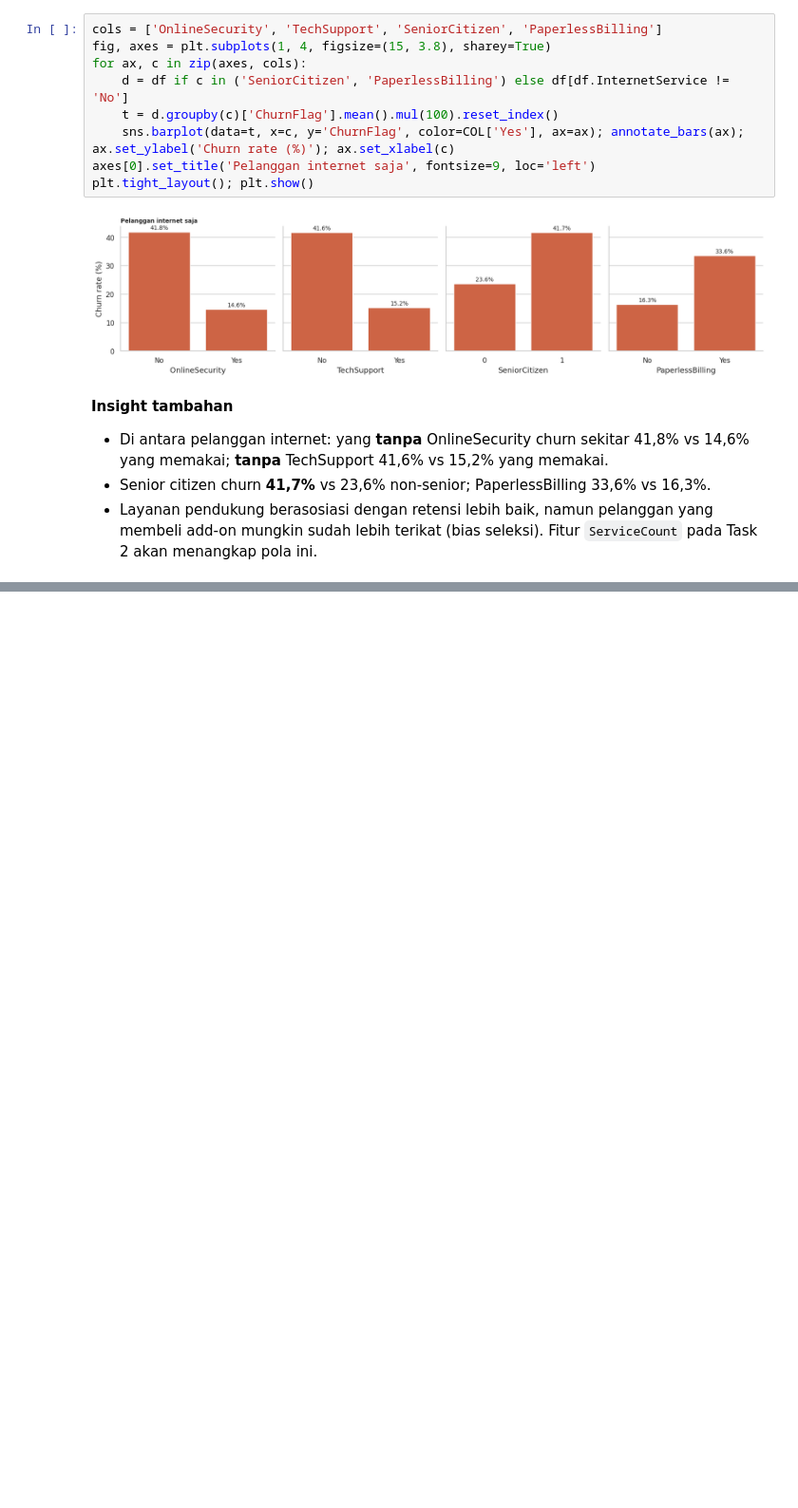
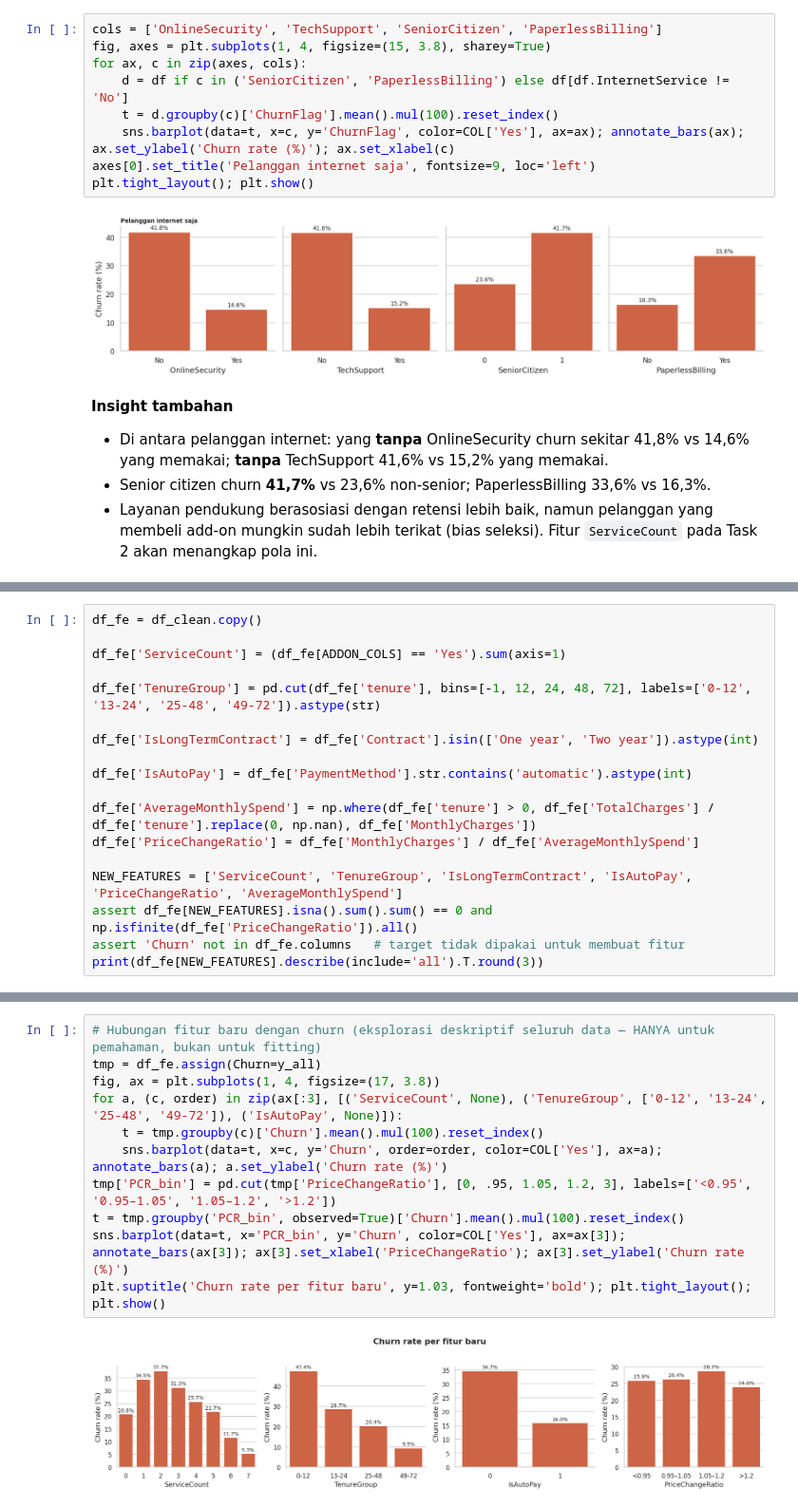
Before and after one commit to arielsharonferdinandus/Telco_Customer_Churn_Prediction, a Jupyter notebook: Telco_Churn_Notebook.ipynb, the cells around one changed output, grey strips where cells are left out. Shown at 95% size. Drawn from its saved outputs; the diff is of its cells as text; blank space fills up the shorter version.

```diff
--- a/Telco_Churn_Notebook.ipynb
+++ b/Telco_Churn_Notebook.ipynb
@@ -476,0 +539,18 @@ plt.tight_layout(); plt.show()
+# %%
+df_fe = df_clean.copy()
+
+df_fe['ServiceCount'] = (df_fe[ADDON_COLS] == 'Yes').sum(axis=1)
+
+df_fe['TenureGroup'] = pd.cut(df_fe['tenure'], bins=[-1, 12, 24, 48, 72], labels=['0-12', '13-24', '25-48', '49-72']).astype(str)
+
+df_fe['IsLongTermContract'] = df_fe['Contract'].isin(['One year', 'Two year']).astype(int)
+
+df_fe['IsAutoPay'] = df_fe['PaymentMethod'].str.contains('automatic').astype(int)
+
+df_fe['AverageMonthlySpend'] = np.where(df_fe['tenure'] > 0, df_fe['TotalCharges'] / df_fe['tenure'].replace(0, np.nan), df_fe['MonthlyCharges'])
+df_fe['PriceChangeRatio'] = df_fe['MonthlyCharges'] / df_fe['AverageMonthlySpend']
+
+NEW_FEATURES = ['ServiceCount', 'TenureGroup', 'IsLongTermContract', 'IsAutoPay', 'PriceChangeRatio', 'AverageMonthlySpend']
+assert df_fe[NEW_FEATURES].isna().sum().sum() == 0 and np.isfinite(df_fe['PriceChangeRatio']).all()
+assert 'Churn' not in df_fe.columns   # target tidak dipakai untuk membuat fitur
+print(df_fe[NEW_FEATURES].describe(include='all').T.round(3))
@@ -476,0 +565,13 @@ plt.tight_layout(); plt.show()
+# %%
+# Hubungan fitur baru dengan churn (eksplorasi deskriptif seluruh data — HANYA untuk pemahaman, bukan untuk fitting)
+tmp = df_fe.assign(Churn=y_all)
+fig, ax = plt.subplots(1, 4, figsize=(17, 3.8))
+for a, (c, order) in zip(ax[:3], [('ServiceCount', None), ('TenureGroup', ['0-12', '13-24', '25-48', '49-72']), ('IsAutoPay', None)]):
+    t = tmp.groupby(c)['Churn'].mean().mul(100).reset_index()
+    sns.barplot(data=t, x=c, y='Churn', order=order, color=COL['Yes'], ax=a); annotate_bars(a); a.set_ylabel('Churn rate (%)')
+tmp['PCR_bin'] = pd.cut(tmp['PriceChangeRatio'], [0, .95, 1.05, 1.2, 3], labels=['<0.95', '0.95–1.05', '1.05–1.2', '>1.2'])
+t = tmp.groupby('PCR_bin', observed=True)['Churn'].mean().mul(100).reset_index()
+sns.barplot(data=t, x='PCR_bin', y='Churn', color=COL['Yes'], ax=ax[3]); annotate_bars(ax[3]); ax[3].set_xlabel('PriceChangeRatio'); ax[3].set_ylabel('Churn rate (%)')
+plt.suptitle('Churn rate per fitur baru', y=1.03, fontweight='bold'); plt.tight_layout(); plt.show()
+# %% [output]
+[figure, added]
```
Also changed, not shown: parts of 21 cells of this notebook.
